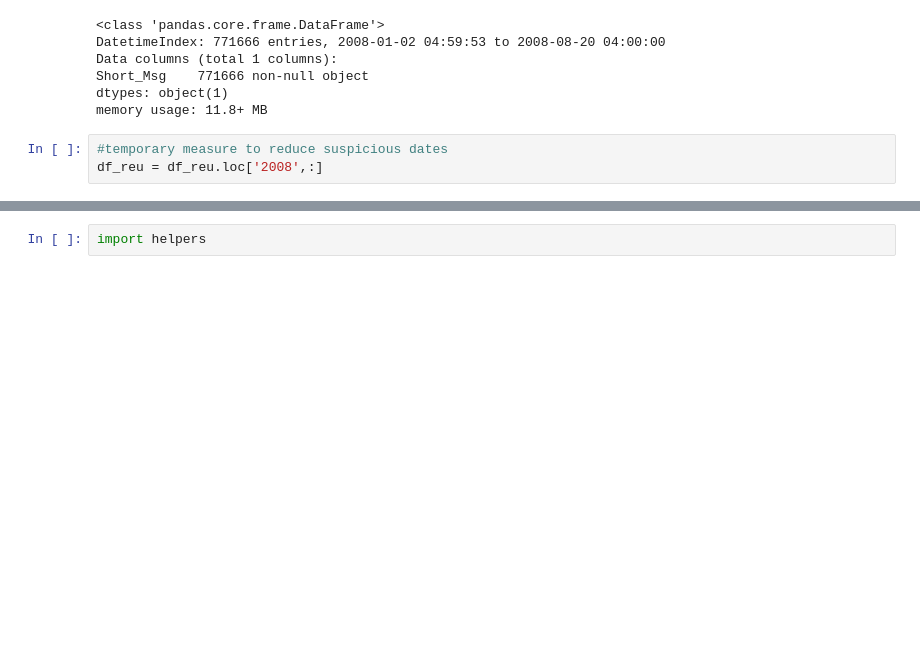
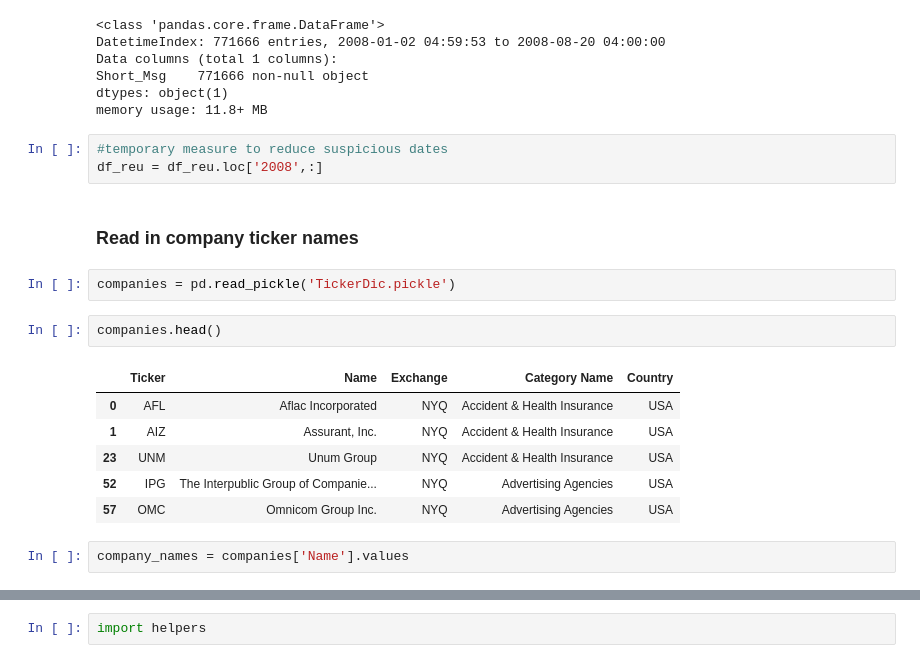
Before and after one commit to mlisovyi/dfine_hack2018, a Jupyter notebook: reuters_BoW.ipynb, the cells around one changed output, grey strips where cells are left out. Cells and saved outputs as stored; diff of their text form; blank space fills up the shorter version.

```diff
--- a/reuters_BoW.ipynb
+++ b/reuters_BoW.ipynb
@@ -22,3 +22,18 @@ memory usage: 11.8+ MB
 # %%
 #temporary measure to reduce suspicious dates
 df_reu = df_reu.loc['2008',:]
+# %% [markdown]
+### Read in company ticker names
+# %%
+companies = pd.read_pickle('TickerDic.pickle')
+# %%
+companies.head()
+# %% [output]
+|  | Ticker | Name | Exchange | Category Name | Country |
+| 0 | AFL | Aflac Incorporated | NYQ | Accident & Health Insurance | USA |
+| 1 | AIZ | Assurant, Inc. | NYQ | Accident & Health Insurance | USA |
+| 23 | UNM | Unum Group | NYQ | Accident & Health Insurance | USA |
+| 52 | IPG | The Interpublic Group of Companie... | NYQ | Advertising Agencies | USA |
+| 57 | OMC | Omnicom Group Inc. | NYQ | Advertising Agencies | USA |
+# %%
+company_names = companies['Name'].values
```
Also changed, not shown: parts of 4 cells of this notebook, 1 other file.
